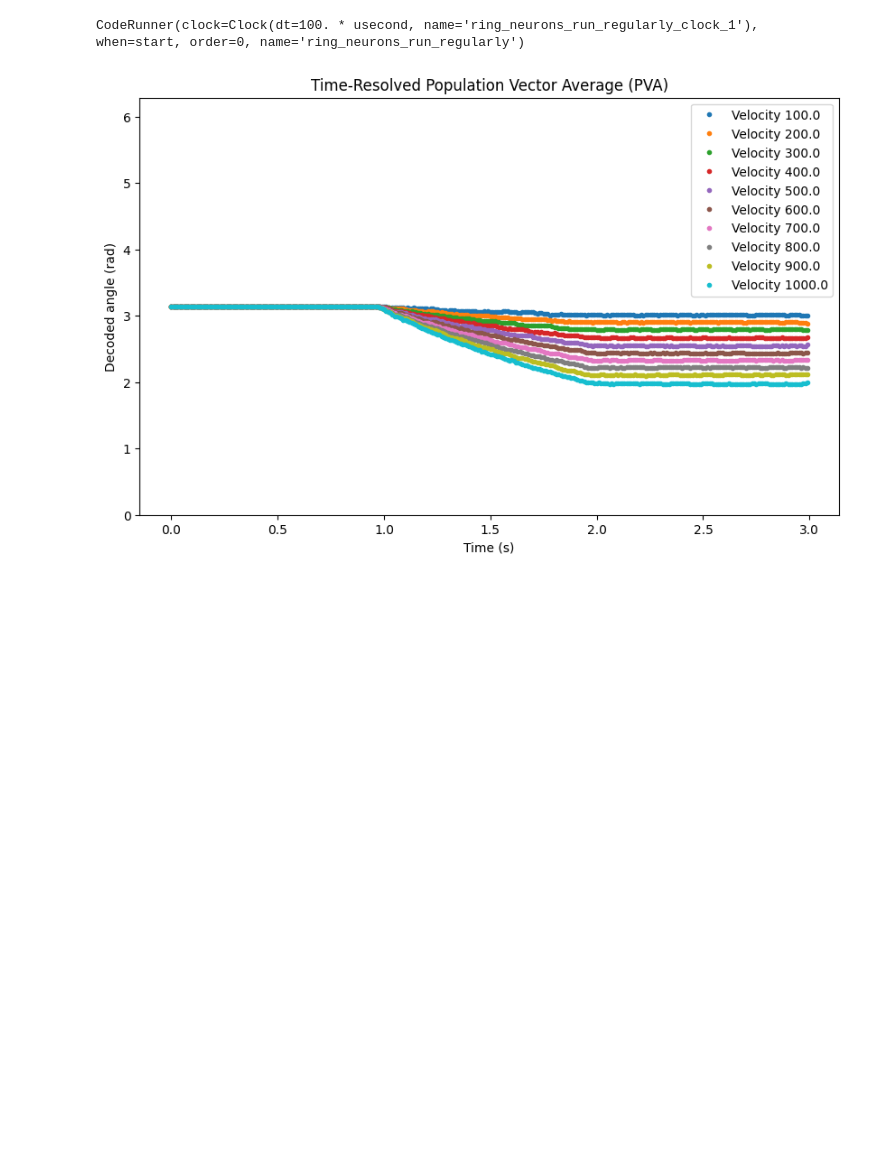
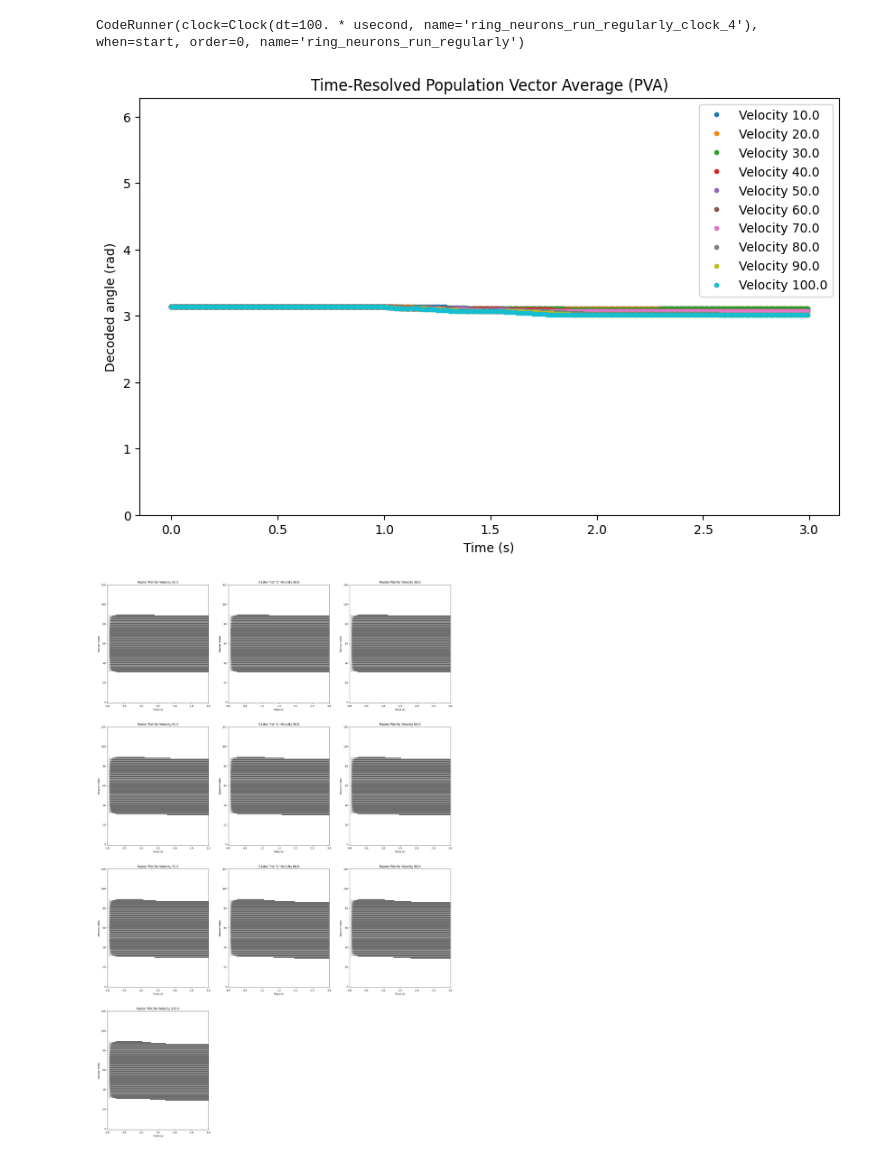
Before and after one commit to BernardMaacaron/JointAttractorNets, a Jupyter notebook: velocityTesting.ipynb, the cells around one changed output. Drawn from its saved outputs; the diff is of its cells as text; code cells hidden in the pictures; blank space fills up the shorter version.

```diff
--- a/velocityTesting.ipynb
+++ b/velocityTesting.ipynb
@@ -21,4 +22,4 @@ runFullSim = True
 # matplotlib.use('TkAgg')
 # %%
 # Simulation parameters
-defaultclock.dt = 0.1*ms
+defaultclock.dt = 0.01*ms
@@ -25,6 +76,5 @@ defaultclock.dt = 0.1*ms
 # %%
 # Setting network parameters
-num_neurons = 120
 tau = 10*ms
 sigma_noise=0.0*mV
 V_rest=-70*mV
@@ -32,15 +82,17 @@ V_rest=-70*mV
 # neuron group
 Vth=-48*mV
 V_reset=-80*mV
-refractory_period=5*ms
+refractory_period=0.0*ms
 glob_inh_flag = True
-
 
 # Connectivity parameters - Cosine
 g_cosine = 69.51337004749652*mV
 w_inh = -103.92710109941913*mV
 
-I0 = 21.5*mV-sigma_noise*2
+# g_cosine = 4.0*mV
+# w_inh = -15.711552941512165*mV
+
+I0 = 22*mV
 # %%
 # Creating the equation object
 neuron_eq = Equations(LIF_xi_vel_eq, tau=tau, V_rest=V_rest, sigma_noise=sigma_noise)
@@ -56,7 +108,7 @@ ringAttractor = RingAttractor(neuron_eq,
 
 ringAttractor.ring_pool.run_regularly('V = clip(V, V_reset, inf*volt)', dt=defaultclock.dt)
 # %% [output]
-CodeRunner(clock=Clock(dt=100. * usecond, name='ring_neurons_run_regularly_clock_1'), when=start, order=0, name='ring_neurons_run_regularly')
+CodeRunner(clock=Clock(dt=100. * usecond, name='ring_neurons_run_regularly_clock_4'), when=start, order=0, name='ring_neurons_run_regularly')
 # %%
 # Setup monitors: spike monitor and state monitor for membrane potential and external input
 spikemon = SpikeMonitor(ringAttractor.ring_pool)
@@ -68,7 +120,7 @@ localObjects = [spikemon, inputmon]
 net = Network(ringAttractor.BrianObjects+localObjects)
 # %%
 ringAttractor.ring_pool.I_ext = I0
-ringAttractor.ring_pool.I_ext[60] += 1*mV
+ringAttractor.ring_pool.I_ext[num_neurons//2] += 1.0*mV
 ringAttractor.ring_pool.I_vel = 0.0
 ringAttractor.ring_synapses_asym.vel_on = False
 phase1_duration = 1 * second
@@ -89,23 +141,44 @@ if deviceType == 'cpp_standalone':
 # %%
 positions = np.linspace(0, 2*np.pi, num_neurons, endpoint=False)
 window_size = 50 * ms
 step_size = 10 * ms
-velocity_input = linspace(100, 1000, 10)
+velocity_input = linspace(10, 100, 10)
+
 time_windows = []
-fig, ax = plt.subplots(figsize=(10, 6))
+fig1, ax = plt.subplots(figsize=(10, 6))
+
+# Dynamically determine the number of rows and columns for subplots
+num_plots = len(velocity_input) if runFullSim else 1
+cols = 3  # Number of columns (you can adjust this as needed)
+rows = (num_plots + cols - 1) // cols  # Calculate the number of rows needed
+
+# Create the subplots
+fig2, axes = plt.subplots(rows, cols, figsize=(25, 10 * rows))  # Adjust figure size based on rows
+# Flatten the axes array for easy indexing (handle the case when there's only one plot)
+axes = np.atleast_1d(axes.flatten() if hasattr(axes, 'flatten') else axes)
 
 if deviceType == 'cpp_standalone':
-    numIter = 10 if runFullSim else 1
+    velocity_input = velocity_input if runFullSim else velocity_input[0:1]
     results = []
-    for iter in range(numIter):
-        device.run(run_args={ringAttractor.ring_synapses_asym.vel_in: velocity_input[iter]}, results_directory=f'result_{iter}')
-        time_resolved_PVA(spikemon, positions, total_duration, num_neurons, window_size=50*ms, ax=ax, label=f"Velocity {velocity_input[iter]}")
-        pva_angles, time_windows = computePVATT(spikemon, positions, total_duration, num_neurons, window_size, step_size)
+    for iter, vel in enumerate(velocity_input):
+        device.run(run_args={ringAttractor.ring_synapses_asym.vel_in: vel},
+                   results_directory=f'result_{iter}')
+        time_resolved_PVA(spikemon, positions, total_duration, num_neurons, window_size=window_size,
+                          ax=ax, label=f"Velocity {vel}")
+        pva_angles, time_windows = computePVATT(spikemon, positions, total_duration, num_neurons,
+                                                window_size, step_size)
         results.append(pva_angles)
 
-plt.show()
+        ax2 = axes[iter]
+        raster_plot(spikemon, ax=ax2, duration=total_duration, num_neurons=num_neurons, y_axisFull=True)
+        ax2.set_title(f"Raster Plot for Velocity {vel}")
+
+# Hide any unused subplots
+for j in range(num_plots, len(axes)):
+    axes[j].axis('off')
 # %% [output]
-[figure, old version]
+[figure, new version]
+[figure, added]
 # %%
 pva_slopes = []
 time_windows_au = time_windows.copy()/second
```
Also changed, not shown: parts of 3 cells of this notebook, 7 other files.
